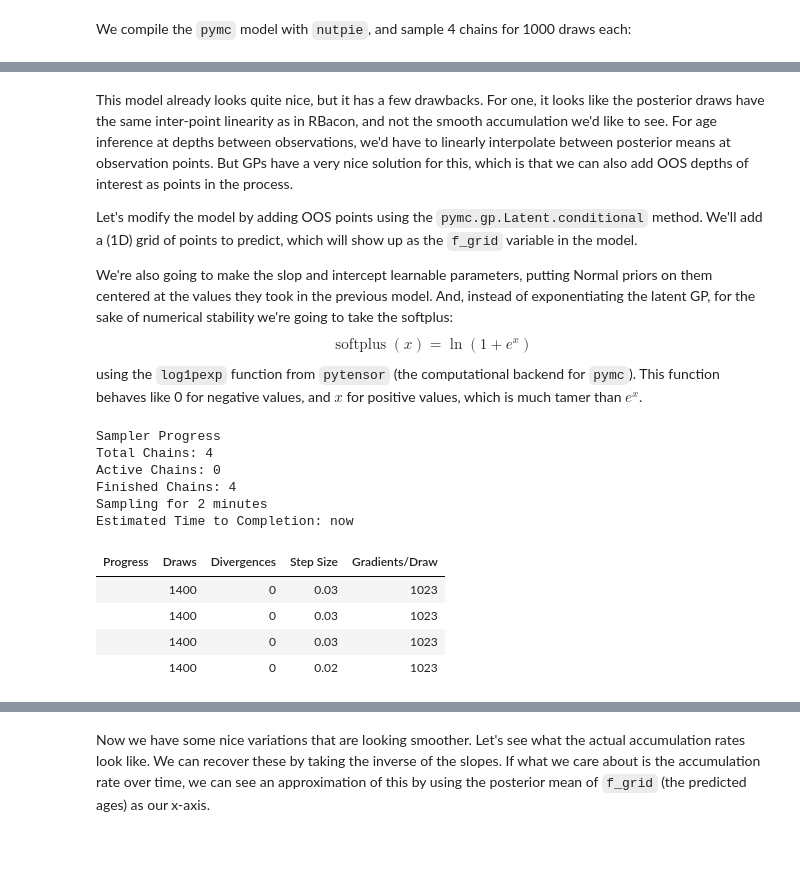
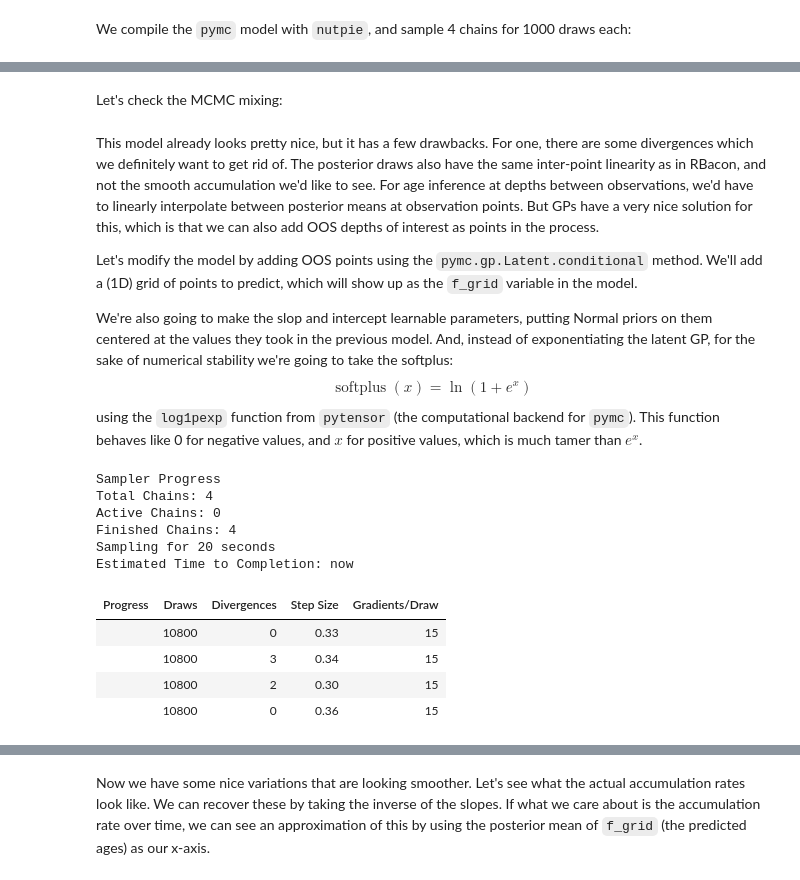
Before and after one commit to elc45/pybacon, a Jupyter notebook: demo.ipynb, the cells around one changed output, grey strips where cells are left out. Cells and saved outputs as stored; diff of their text form; code cells hidden in the pictures; blank space fills up the shorter version.

```diff
--- a/demo.ipynb
+++ b/demo.ipynb
@@ -90,0 +91,2 @@ plt.show()
+# %% [markdown]
+Let's check the MCMC mixing:
@@ -91,5 +95,5 @@ plt.show()
 # %% [markdown]
-This model already looks quite nice, but it has a few drawbacks. For one, it looks like the posterior draws have the same inter-point linearity as in RBacon, and not the smooth accumulation we'd like to see. For age inference at depths between observations, we'd have to linearly interpolate between posterior means at observation points. But GPs have a very nice solution for this, which is that we can also add OOS depths of interest as points in the process.
+This model already looks pretty nice, but it has a few drawbacks. For one, there are some divergences which we definitely want to get rid of. The posterior draws also have the same inter-point linearity as in RBacon, and not the smooth accumulation we'd like to see. For age inference at depths between observations, we'd have to linearly interpolate between posterior means at observation points. But GPs have a very nice solution for this, which is that we can also add OOS depths of interest as points in the process.
 
 Let's modify the model by adding OOS points using the `pymc.gp.Latent.conditional` method. We'll add a (1D) grid of points to predict, which will show up as the `f_grid` variable in the model.
 
@@ -122,19 +126,19 @@ with pm.Model() as model:
     f_grid = pm.Deterministic("f_grid", intercept + slope * pt.cumsum(g_grid * dx_grid))
 # %%
 pymc_model = nutpie.compile_pymc_model(model)
-trace = nutpie.sample(pymc_model, draws=1000, chains=4)
+trace = nutpie.sample(pymc_model, draws=10000, chains=4, low_rank_modified_mass_matrix=True)
 # %% [output]
 Sampler Progress
 Total Chains: 4
 Active Chains: 0
 Finished Chains: 4
-Sampling for 2 minutes
+Sampling for 20 seconds
 Estimated Time to Completion: now
 | Progress | Draws | Divergences | Step Size | Gradients/Draw |
-|  | 1400 | 0 | 0.03 | 1023 |
-|  | 1400 | 0 | 0.03 | 1023 |
-|  | 1400 | 0 | 0.03 | 1023 |
-|  | 1400 | 0 | 0.02 | 1023 |
+|  | 10800 | 0 | 0.33 | 15 |
+|  | 10800 | 3 | 0.34 | 15 |
+|  | 10800 | 2 | 0.30 | 15 |
+|  | 10800 | 0 | 0.36 | 15 |
 # %%
 def plot_fit(trace, depth_grid, kernel_name):
     samples = trace.posterior['f_grid'].stack(sample=("chain", "draw")).T
```
Also changed, not shown: parts of 24 cells of this notebook.
